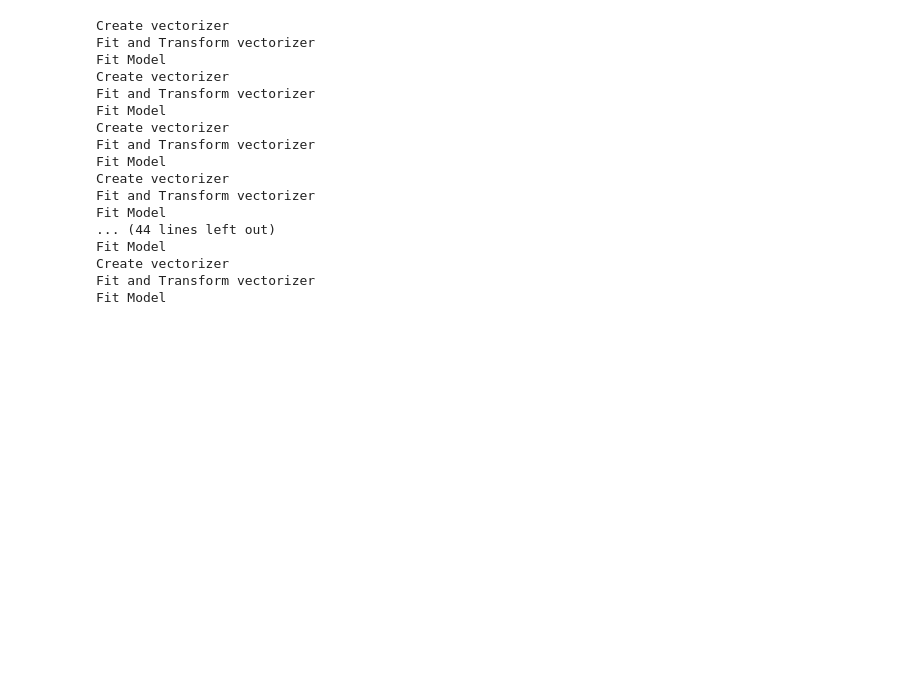
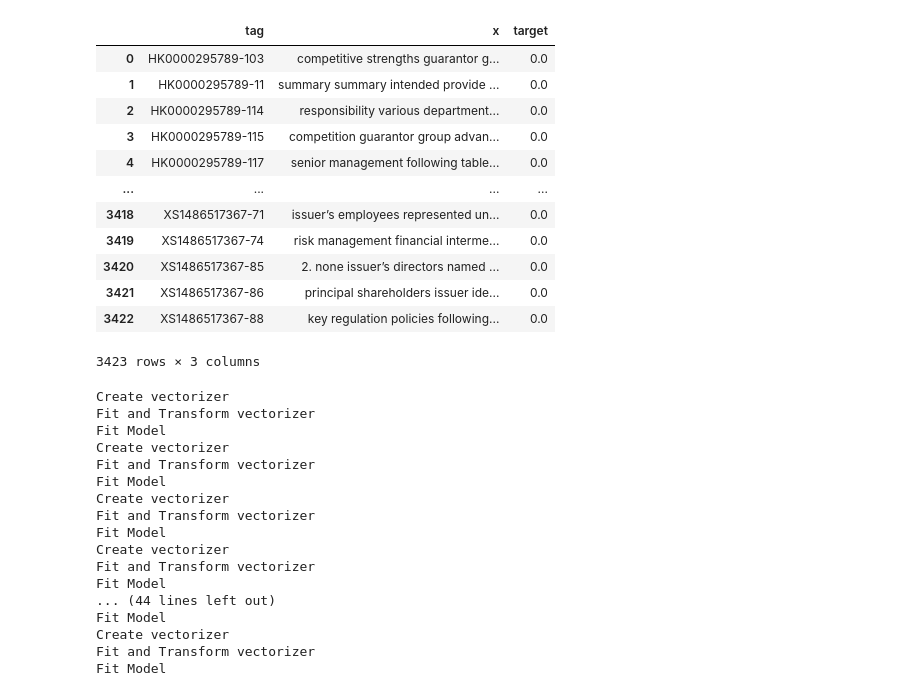
Before and after one commit to Necro-master/HSE_NLP, a Jupyter notebook: CLASS PROSPECTUS.ipynb, the cells around one changed output. Drawn from its saved outputs; the diff is of its cells as text; code cells hidden in the pictures; blank space fills up the shorter version.

```diff
--- a/CLASS PROSPECTUS.ipynb
+++ b/CLASS PROSPECTUS.ipynb
@@ -102,6 +102,22 @@ text_data = text_data[text_data['tag'].isin(new_tags)]
 data = text_data.merge(class_data, on='tag', how='left').copy()
 data['string_value'] = data.apply(lambda r: process_text_layer(r['string_value'], pStopWordsList), axis = 1)
 models = list(data.columns)[2:]
+# %%
+datasets[models[0]]
+# %% [output]
+|  | tag | x | target |
+| 0 | HK0000295789-103 | competitive strengths guarantor g... | 0.0 |
+| 1 | HK0000295789-11 | summary summary intended provide ... | 0.0 |
+| 2 | HK0000295789-114 | responsibility various department... | 0.0 |
+| 3 | HK0000295789-115 | competition guarantor group advan... | 0.0 |
+| 4 | HK0000295789-117 | senior management following table... | 0.0 |
+| ... | ... | ... | ... |
+| 3418 | XS1486517367-71 | issuer’s employees represented un... | 0.0 |
+| 3419 | XS1486517367-74 | risk management financial interme... | 0.0 |
+| 3420 | XS1486517367-85 | 2. none issuer’s directors named ... | 0.0 |
+| 3421 | XS1486517367-86 | principal shareholders issuer ide... | 0.0 |
+| 3422 | XS1486517367-88 | key regulation policies following... | 0.0 |
+3423 rows × 3 columns
 # %%
 datasets = {}
 #models = ['Change_of_control']
```
Also changed, not shown: parts of 8 cells of this notebook.
